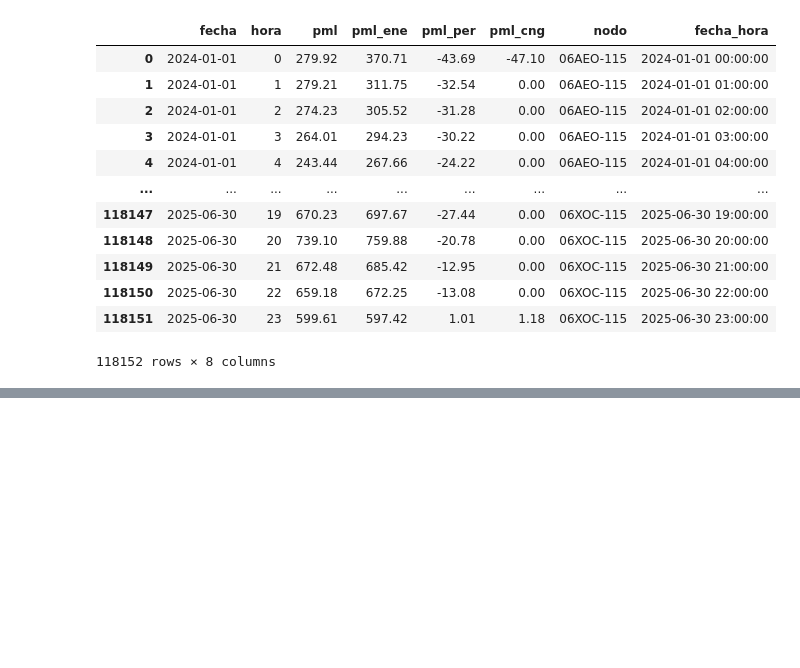
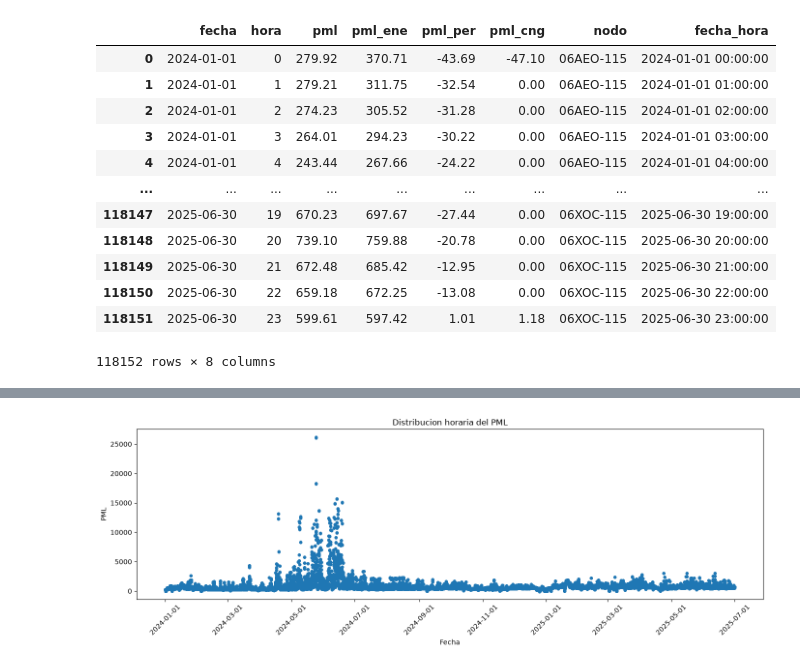
Before and after one commit to VelascoSantiago/pp-monclovalmp, a Jupyter notebook: dev.ipynb, the cells around one changed output, grey strips where cells are left out. Drawn from its saved outputs; the diff is of its cells as text; code cells hidden in the pictures; blank space fills up the shorter version.

```diff
--- a/dev.ipynb
+++ b/dev.ipynb
@@ -463,0 +458,23 @@ Puntos donde AMBOS modelos coinciden: 39
+# %%
+import matplotlib.dates as mdates
+
+df_nodo['fecha'] = pd.to_datetime(df_nodo['fecha']).dt.date
+df_nodo['fecha_hora'] = pd.to_datetime(df_nodo['fecha_hora'])
+
+fig, ax = plt.subplots(figsize=(14, 5))
+ax.scatter(
+    mdates.date2num(df_nodo['fecha_hora']),
+    df_nodo['pml'],
+    alpha=0.45,
+    s=12
+)
+ax.xaxis_date()
+ax.xaxis.set_major_locator(mdates.AutoDateLocator())
+ax.xaxis.set_major_formatter(mdates.DateFormatter('%Y-%m-%d'))
+ax.set_title('Distribucion horaria del PML')
+ax.set_xlabel('Fecha')
+ax.set_ylabel('PML')
+ax.tick_params(axis='x', rotation=45)
+fig.tight_layout()
+# %% [output]
+[figure, added]
```
Also changed, not shown: parts of 18 cells of this notebook.
